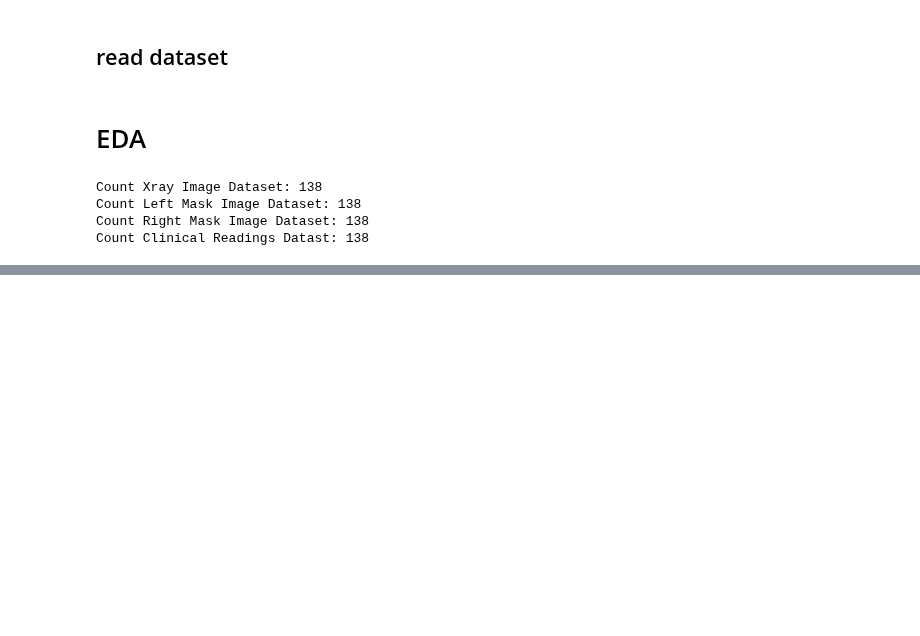
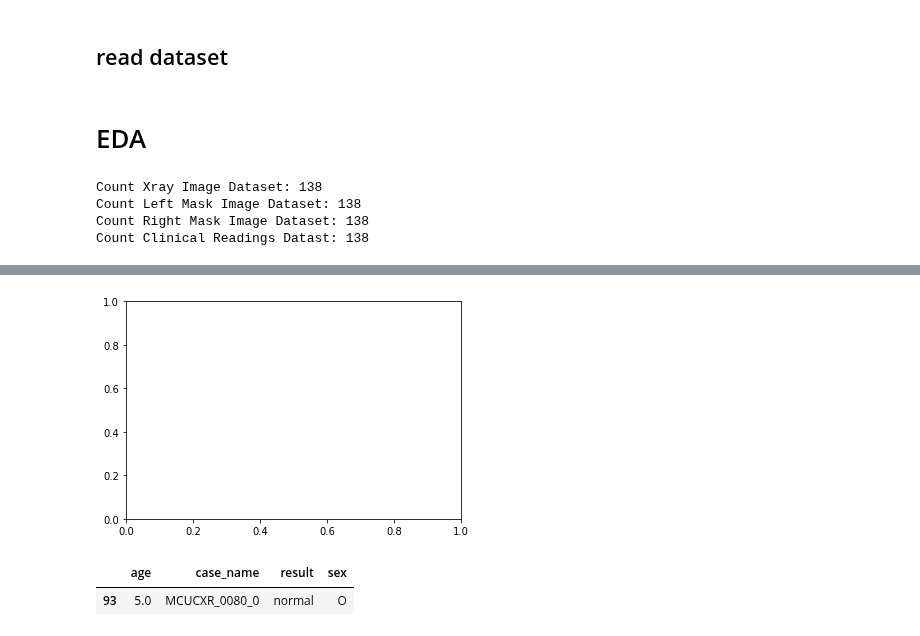
Before and after one commit to jKulrativid/indiv_2021_1_tubeculosis, a Jupyter notebook: MontgomeryTubeculosis.ipynb, the cells around one changed output, grey strips where cells are left out. Saved outputs shown, nothing was run; the diff lists cells and outputs as text; code cells hidden in the pictures; blank space fills up the shorter version.

```diff
--- a/MontgomeryTubeculosis.ipynb
+++ b/MontgomeryTubeculosis.ipynb
@@ -152,0 +197,9 @@ Count Clinical Readings Datast: 138
+# %%
+fig, ax = plt.subplots()
+# %% [output]
+[figure, added]
+# %%
+df[df['sex'] =='O']
+# %% [output]
+|  | age | case_name | result | sex |
+| 93 | 5.0 | MCUCXR_0080_0 | normal | O |
```
Also changed, not shown: parts of 6 cells of this notebook.
